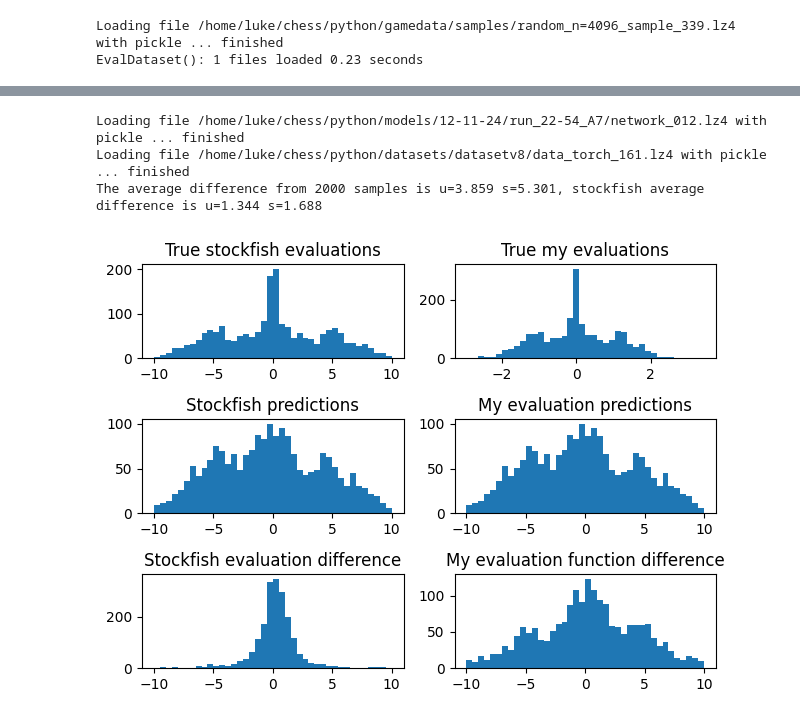
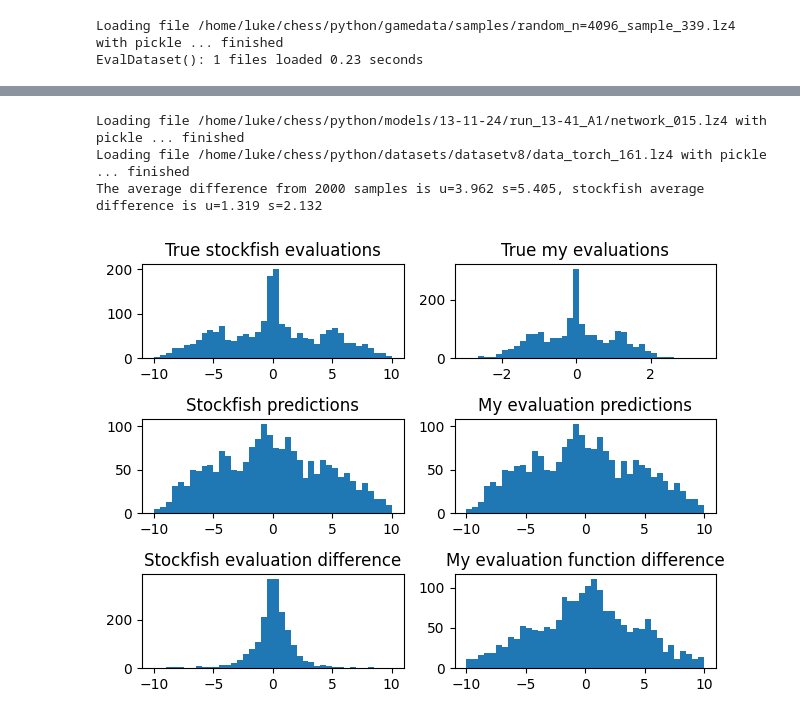
Before and after one commit to lukebeddow/chess, a Jupyter notebook: python/explore_data.ipynb, the cells around one changed output, grey strips where cells are left out. Saved outputs shown, nothing was run; the diff lists cells and outputs as text; code cells hidden in the pictures.

```diff
--- a/python/explore_data.ipynb
+++ b/python/explore_data.ipynb
@@ -791,8 +791,8 @@ if loadexisting:
     modelloader = ModelSaver("/home/luke/chess/python/models/")
     trained_net = modelloader.load("chessnet_model", id=None)
   else:
-    group = "12-11-24"
-    run = "run_22-54_A7"
+    group = "13-11-24"
+    run = "run_13-41_A1"
     modelloader = ModelSaver(f"/home/luke/chess/python/models/{group}/{run}")
     trained_net = modelloader.load("network", id=None)
 
@@ -886,38 +886,38 @@ for i in inds:
 
 diff_sf = np.array(sf_diff_vec)
 mean_sf_diff = np.mean(np.abs(diff_sf))
-std_sf_diff = np.std(np.abs(diff_sf))
+std_sf_diff = np.std(diff_sf)
 
 diff_my = np.array(my_diff_vec)
 mean_my_diff = np.mean(np.abs(diff_my))
 std_my_diff = np.std(diff_my)
 
 sf_vec = np.array(sf_vec)
 
 print(f"The average difference from {n} samples is u={mean_my_diff:.3f} s={std_my_diff:.3f}, stockfish average difference is u={mean_sf_diff:.3f} s={std_sf_diff:.3f}")
 
 fig, axs = plt.subplots(3, 2)
 # axs[0].hist(evals.detach().to("cpu").numpy(), bins=40, range=(-10, 10))
 
 norm = normalise_data(torch.tensor(sf_vec), factors=factors)
 norm = norm.detach().numpy()
 
 axs[0][0].hist(sf_vec, bins=40, range=(-10, 10))
 axs[1][0].hist(sf_pred_vec, bins=40, range=(-10, 10))
 axs[2][0].hist(diff_sf, bins=40, range=(-10, 10))
 axs[0][1].hist(norm, bins=40)
 axs[1][1].hist(my_pred_vec, bins=40, range=(-10, 10))
 axs[2][1].hist(diff_my, bins=40, range=(-10, 10))
 axs[0][0].set_title("True stockfish evaluations")
 axs[1][0].set_title("Stockfish predictions")
 axs[2][0].set_title("Stockfish evaluation difference")
 axs[0][1].set_title("True my evaluations")
 axs[1][1].set_title("My evaluation predictions")
 axs[2][1].set_title("My evaluation function difference")
 fig.tight_layout()
 plt.show()
 # %% [output]
-Loading file /home/luke/chess/python/models/12-11-24/run_22-54_A7/network_012.lz4 with pickle ... finished
+Loading file /home/luke/chess/python/models/13-11-24/run_13-41_A1/network_015.lz4 with pickle ... finished
 Loading file /home/luke/chess/python/datasets/datasetv8/data_torch_161.lz4 with pickle ... finished
-The average difference from 2000 samples is u=3.859 s=5.301, stockfish average difference is u=1.344 s=1.688
+The average difference from 2000 samples is u=3.962 s=5.405, stockfish average difference is u=1.319 s=2.132
-[figure, old version]
+[figure, new version]
```
Also changed, not shown: parts of 5 cells of this notebook, 1 other file.
